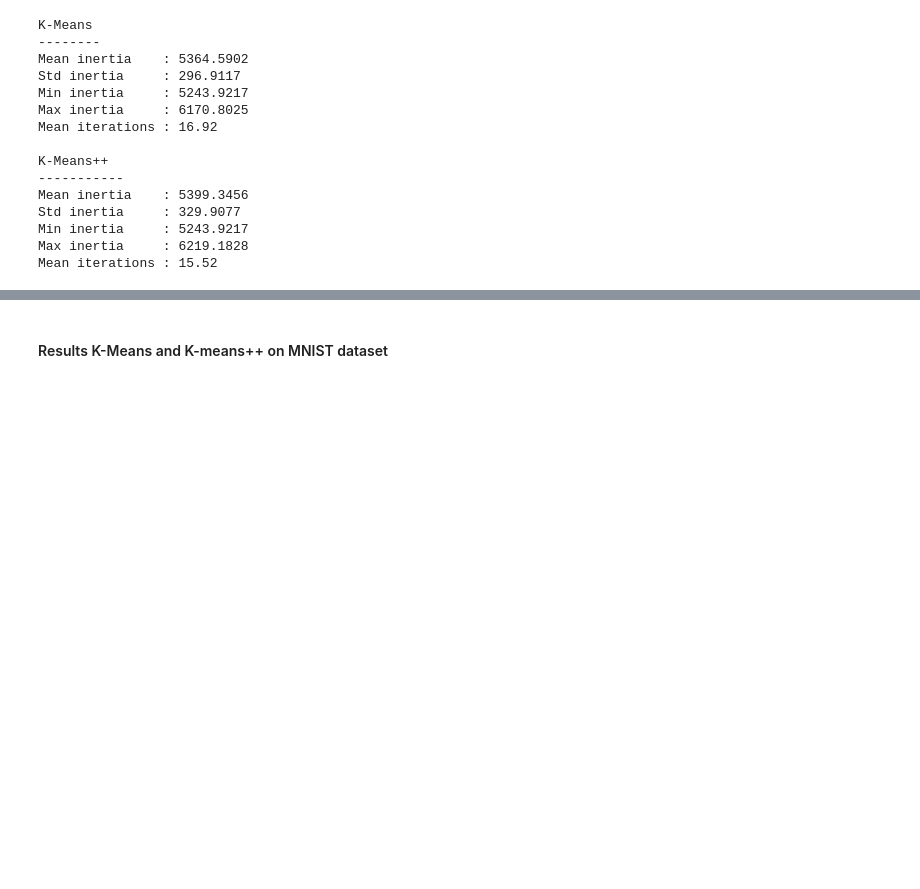
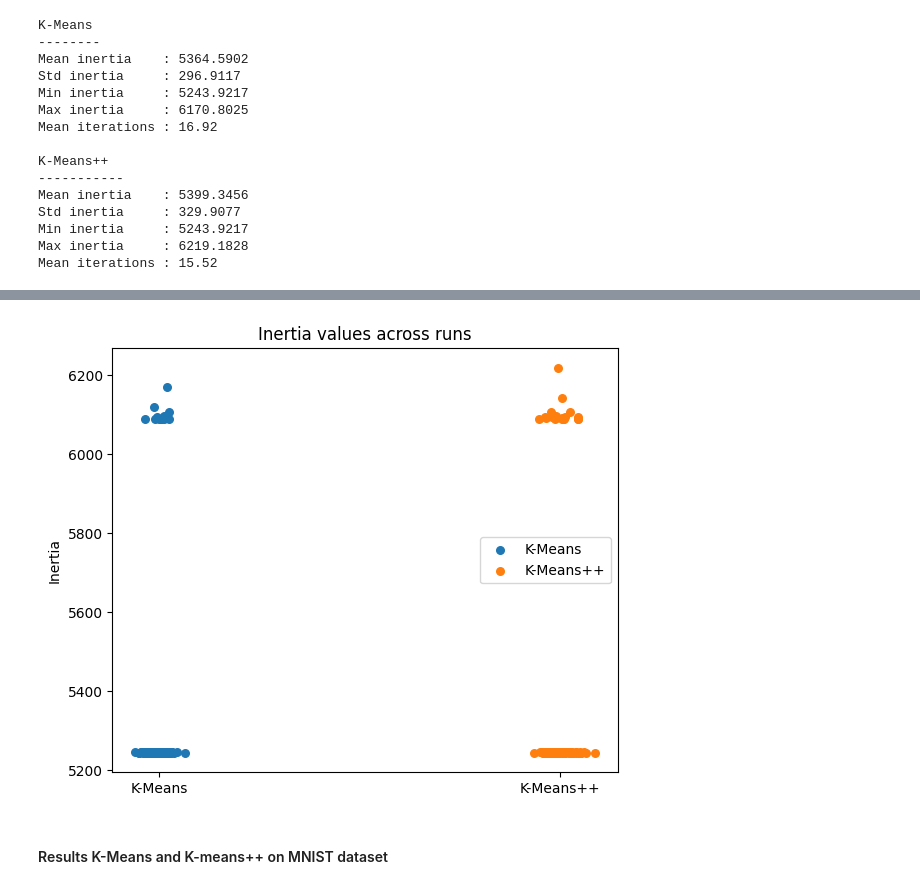
Before and after one commit to MatteoBisotti/StatML_project, a Jupyter notebook: code/main.ipynb, the cells around one changed output, grey strips where cells are left out. Cells and saved outputs as stored; diff of their text form; code cells hidden in the pictures; blank space fills up the shorter version.

```diff
--- a/code/main.ipynb
+++ b/code/main.ipynb
@@ -437,3 +422,7 @@ Mean iterations : 15.52
+# %%
+plot_strip(inertias_kmeans_overlap, inertias_kmeanspp_overlap)
+# %% [output]
+[figure, added]
 # %% [markdown]
 #### Results K-Means and K-means++ on MNIST dataset
 # %%
```
Also changed, not shown: parts of 27 cells of this notebook, 2 other files.
